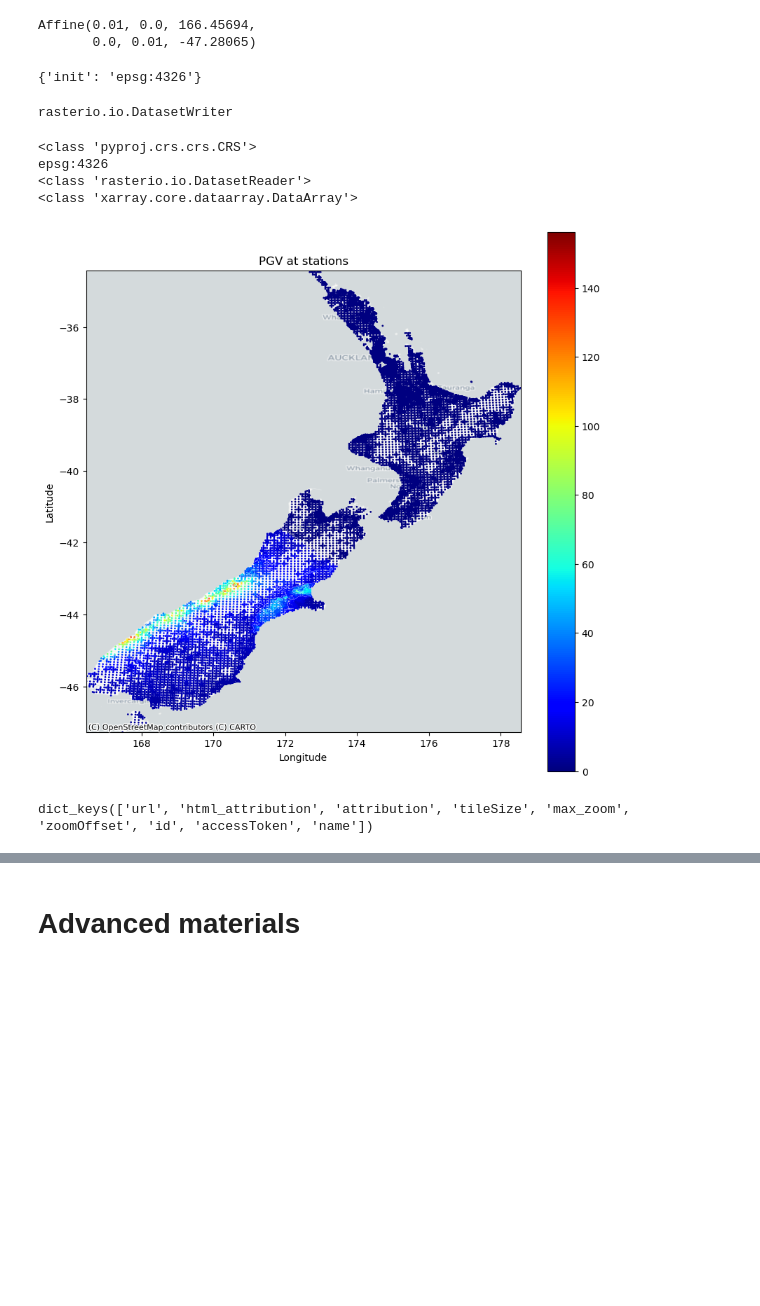
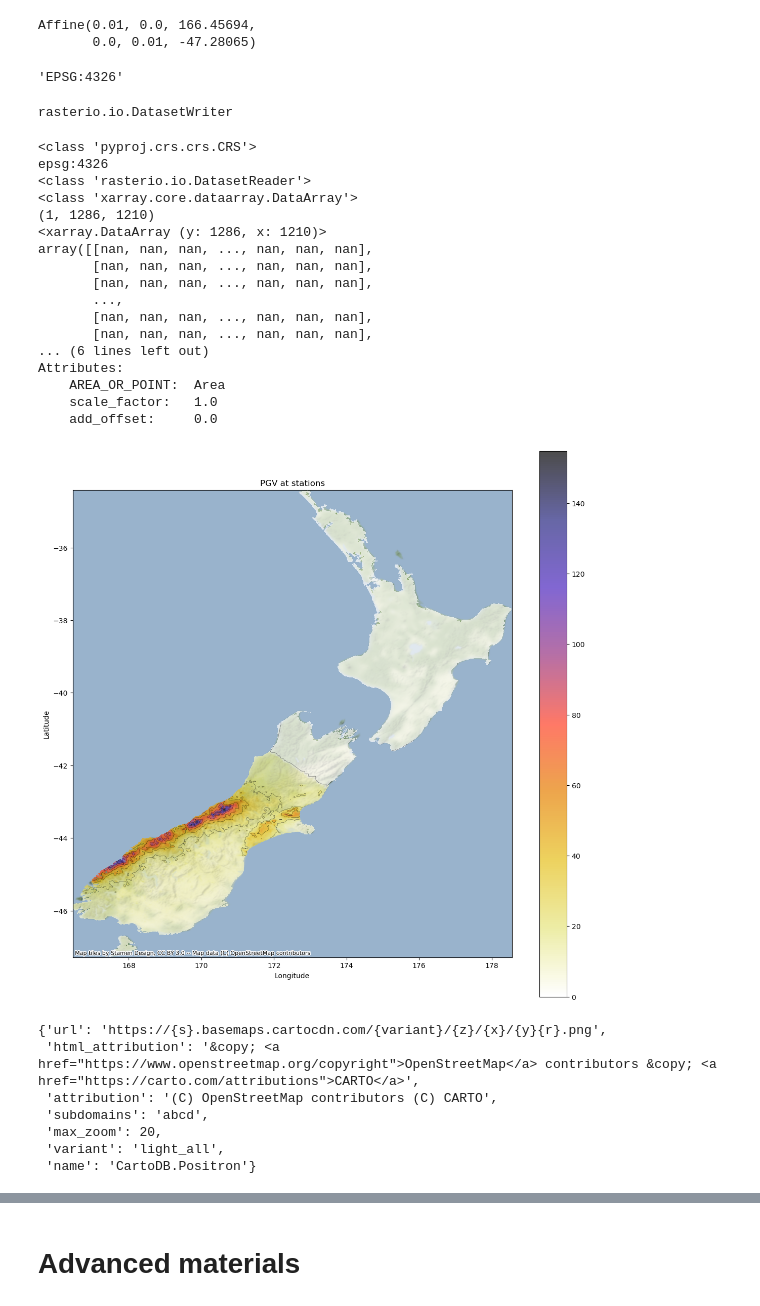
Before and after one commit to sungeunbae/python_tutorial, a Jupyter notebook: QuakeCoRE Python Workshop.ipynb, the cells around one changed output, grey strips where cells are left out. Saved outputs shown, nothing was run; the diff lists cells and outputs as text; code cells hidden in the pictures; blank space fills up the shorter version.

Commit message:
Updated basemap

```diff
--- a/QuakeCoRE Python Workshop.ipynb
+++ b/QuakeCoRE Python Workshop.ipynb
@@ -1344,8 +1344,9 @@ from rasterio.crs import CRS
 import rasterio
 rasterCrs = CRS.from_epsg(4326)
 rasterCrs.data
+rasterCrs.to_string()
 # %% [output]
-{'init': 'epsg:4326'}
+'EPSG:4326'
 # %%
 triInterpRaster = rasterio.open('triangleInterpolation.tif',
                                 'w',
@@ -1367,41 +1368,80 @@ rasterio.io.DatasetWriter
 # %%
 import rasterio
 from rasterio.plot import show
 import rioxarray
 import contextily as cx
+import geopandas as gpd
+import matplotlib.pyplot as plt
+import xarray.plot
 
+crs={'init':'epsg:4326'}
 
-xds=rioxarray.open_rasterio('triangleInterpolation.tif',masked=True)
+grid_surface=rioxarray.open_rasterio('triangleInterpolation.tif',masked=True)
+type(grid_surface)
 coastlines_polygon = gpd.read_file('nz_coastlines/nz-coastlines-topo-150k_polygon.shp')
 print(type(coastlines_polygon.crs))
 print(coastlines_polygon.crs)
-clipped = xds.rio.clip(coastlines_polygon.geometry.values, coastlines_polygon.crs, drop=False)
-clipped.rio.to_raster('clipped.tif')
+clipped = grid_surface.rio.clip(coastlines_polygon.geometry.values, coastlines_polygon.crs, drop=False)
 
-fig, ax = plt.subplots(figsize=(10,10))
+fig, ax = plt.subplots(figsize=(14,14))
 
 #nz_shapefile.plot(ax=ax, color="black", linewidth=0.1) #for coastline outline.
+clipped.rio.to_raster('clipped.tif')
+src = rasterio.open("clipped.tif")
+show(src,ax=ax, contour=True, contour_label_kws={}, colors='black', linewidths=0.3)
 
-src = rasterio.open("clipped.tif")
-show(src,ax=ax, contour=True, contour_label_kws={}, colors='white', linewidths=0.3)
+## I want to replace the 3 lines above with the following one line
+#show(clipped,ax=ax, contour=True, contour_label_kws={}, colors='white', linewidths=0.3)
 print(type(src))
 print(type(clipped))
-#show(clipped,ax=ax, contour=True, contour_label_kws={}, colors='white', linewidths=0.3)
-#clipped.plot(ax=ax, cmap="jet")
-geodata2.plot('PGV',ax=ax, legend=True, markersize=1, cmap="jet");
-cx.add_basemap(ax,crs='EPSG:4326',source=cx.providers.CartoDB.Positron)
+print(clipped.shape)
+print(clipped[0])
+#show(src,ax=ax,cmap="CMRmap_r",alpha=0.8, origin='lower')
+
+#xarray.plot.pcolormesh(clipped,cmap="CMRmap_r")
+clipped.plot(ax=ax, cmap="CMRmap_r",alpha=0.7)
+#geodata2.plot('PGV',ax=ax, legend=True, markersize=1, cmap="jet");
+# Download map from online
+cx.add_basemap(ax,crs=crs['init'],source=cx.providers.Stamen.TerrainBackground)
 
 ax.set_xlabel('Longitude', fontsize=10)
 ax.set_ylabel('Latitude', fontsize='medium')
 plt.title("PGV at stations", fontsize=12)
 plt.show()
+fig.savefig("pgv_map.png")
 # %% [output]
 <class 'pyproj.crs.crs.CRS'>
 epsg:4326
 <class 'rasterio.io.DatasetReader'>
 <class 'xarray.core.dataarray.DataArray'>
+(1, 1286, 1210)
+<xarray.DataArray (y: 1286, x: 1210)>
+array([[nan, nan, nan, ..., nan, nan, nan],
+       [nan, nan, nan, ..., nan, nan, nan],
+       [nan, nan, nan, ..., nan, nan, nan],
+       ...,
+       [nan, nan, nan, ..., nan, nan, nan],
+       [nan, nan, nan, ..., nan, nan, nan],
+... (6 lines left out)
+Attributes:
+    AREA_OR_POINT:  Area
+    scale_factor:   1.0
+    add_offset:     0.0
-[figure, old version]
+[figure, new version]
 # %%
-cx.providers.MapBox.keys()
+maps=['OpenStreetMap', 'OpenSeaMap', 'OpenPtMap', 'OpenTopoMap', 'OpenRailwayMap', \
+      'OpenFireMap', 'SafeCast', 'Thunderforest', 'OpenMapSurfer', 'Hydda', 'MapBox', \
+      'Stamen', 'Esri', 'OpenWeatherMap', 'HERE', 'FreeMapSK', 'MtbMap', 'CartoDB', \
+      'HikeBike', 'BasemapAT', 'nlmaps', 'NASAGIBS', 'NLS', 'JusticeMap', 'Wikimedia', \
+      'GeoportailFrance', 'OneMapSG']
+
+
+cx.providers.CartoDB.Positron
 # %% [output]
-dict_keys(['url', 'html_attribution', 'attribution', 'tileSize', 'max_zoom', 'zoomOffset', 'id', 'accessToken', 'name'])
+{'url': 'https://{s}.basemaps.cartocdn.com/{variant}/{z}/{x}/{y}{r}.png',
+ 'html_attribution': '&copy; <a href="https://www.openstreetmap.org/copyright">OpenStreetMap</a> contributors &copy; <a href="https://carto.com/attributions">CARTO</a>',
+ 'attribution': '(C) OpenStreetMap contributors (C) CARTO',
+ 'subdomains': 'abcd',
+ 'max_zoom': 20,
+ 'variant': 'light_all',
+ 'name': 'CartoDB.Positron'}
```
Also changed, not shown: parts of 11 cells of this notebook.
